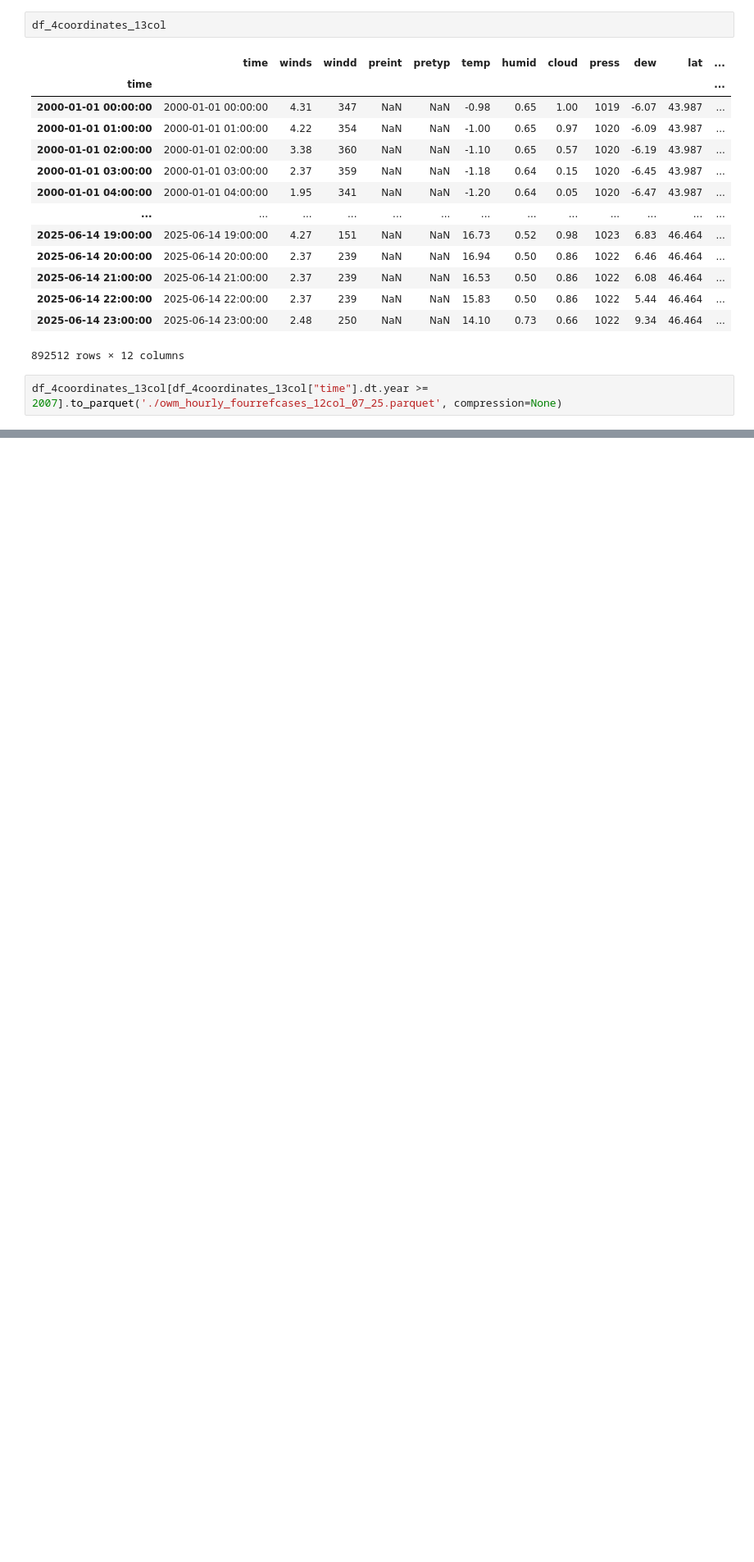
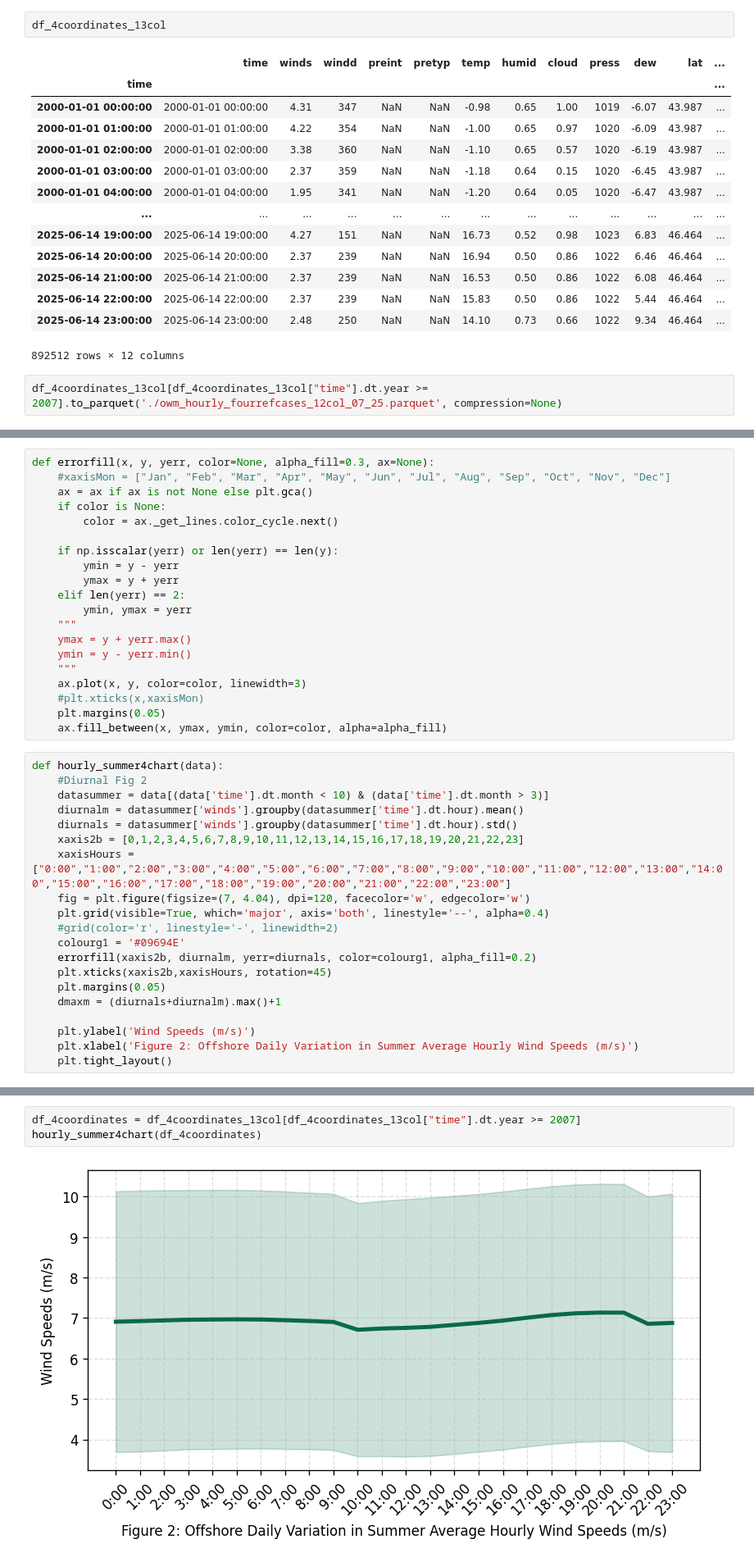
Before and after one commit to jacobthompson101/novascotia-wind-grid, a Jupyter notebook: notebook/offshore.ipynb, the cells around one changed output, grey strips where cells are left out. Shown at 82% size. Cells and saved outputs as stored; diff of their text form; blank space fills up the shorter version.

Commit message:
Got initial offshore charts working (mean values for 2007-2025 for each site, vs std dev for all 4 sites)

```diff
--- a/notebook/offshore.ipynb
+++ b/notebook/offshore.ipynb
@@ -496,0 +501,40 @@ df_4coordinates_13col[df_4coordinates_13col["time"].dt.year >= 2007].to_parquet(
+# %%
+def errorfill(x, y, yerr, color=None, alpha_fill=0.3, ax=None):
+    #xaxisMon = ["Jan", "Feb", "Mar", "Apr", "May", "Jun", "Jul", "Aug", "Sep", "Oct", "Nov", "Dec"]
+    ax = ax if ax is not None else plt.gca()
+    if color is None:
+        color = ax._get_lines.color_cycle.next()
+
+    if np.isscalar(yerr) or len(yerr) == len(y):
+        ymin = y - yerr
+        ymax = y + yerr
+    elif len(yerr) == 2:
+        ymin, ymax = yerr
+    """
+    ymax = y + yerr.max()
+    ymin = y - yerr.min()
+    """
+    ax.plot(x, y, color=color, linewidth=3)
+    #plt.xticks(x,xaxisMon)
+    plt.margins(0.05)
+    ax.fill_between(x, ymax, ymin, color=color, alpha=alpha_fill)
+# %%
+def hourly_summer4chart(data):
+    #Diurnal Fig 2
+    datasummer = data[(data['time'].dt.month < 10) & (data['time'].dt.month > 3)]
+    diurnalm = datasummer['winds'].groupby(datasummer['time'].dt.hour).mean()
+    diurnals = datasummer['winds'].groupby(datasummer['time'].dt.hour).std()
+    xaxis2b = [0,1,2,3,4,5,6,7,8,9,10,11,12,13,14,15,16,17,18,19,20,21,22,23]
+    xaxisHours = ["0:00","1:00","2:00","3:00","4:00","5:00","6:00","7:00","8:00","9:00","10:00","11:00","12:00","13:00","14:00","15:00","16:00","17:00","18:00","19:00","20:00","21:00","22:00","23:00"]
+    fig = plt.figure(figsize=(7, 4.04), dpi=120, facecolor='w', edgecolor='w')
+    plt.grid(visible=True, which='major', axis='both', linestyle='--', alpha=0.4)
+    #grid(color='r', linestyle='-', linewidth=2)
+    colourg1 = '#09694E'
+    errorfill(xaxis2b, diurnalm, yerr=diurnals, color=colourg1, alpha_fill=0.2)
+    plt.xticks(xaxis2b,xaxisHours, rotation=45)
+    plt.margins(0.05)
+    dmaxm = (diurnals+diurnalm).max()+1
+
+    plt.ylabel('Wind Speeds (m/s)')
+    plt.xlabel('Figure 2: Offshore Daily Variation in Summer Average Hourly Wind Speeds (m/s)')
+    plt.tight_layout()
@@ -496,0 +561,5 @@ df_4coordinates_13col[df_4coordinates_13col["time"].dt.year >= 2007].to_parquet(
+# %%
+df_4coordinates = df_4coordinates_13col[df_4coordinates_13col["time"].dt.year >= 2007]
+hourly_summer4chart(df_4coordinates)
+# %% [output]
+[figure, added]
```
Also changed, not shown: parts of 9 cells of this notebook.
